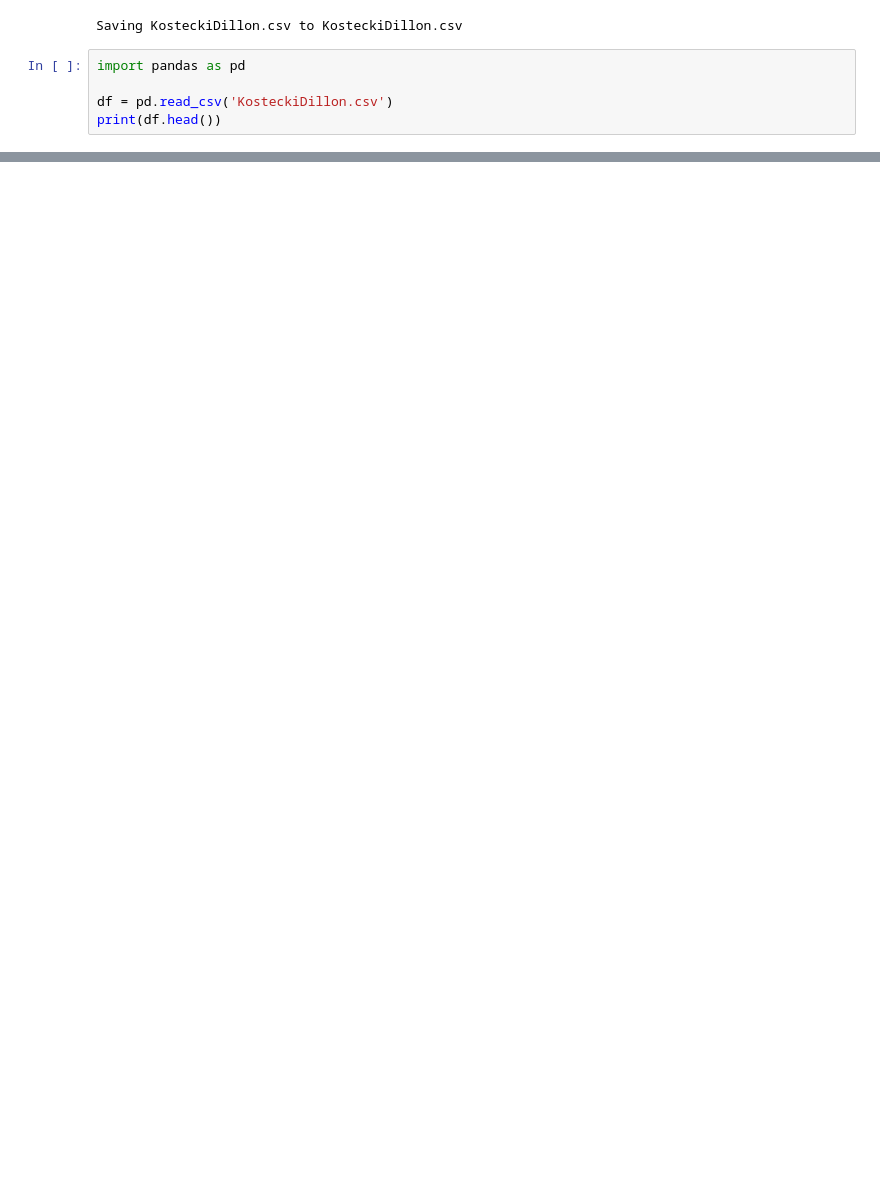
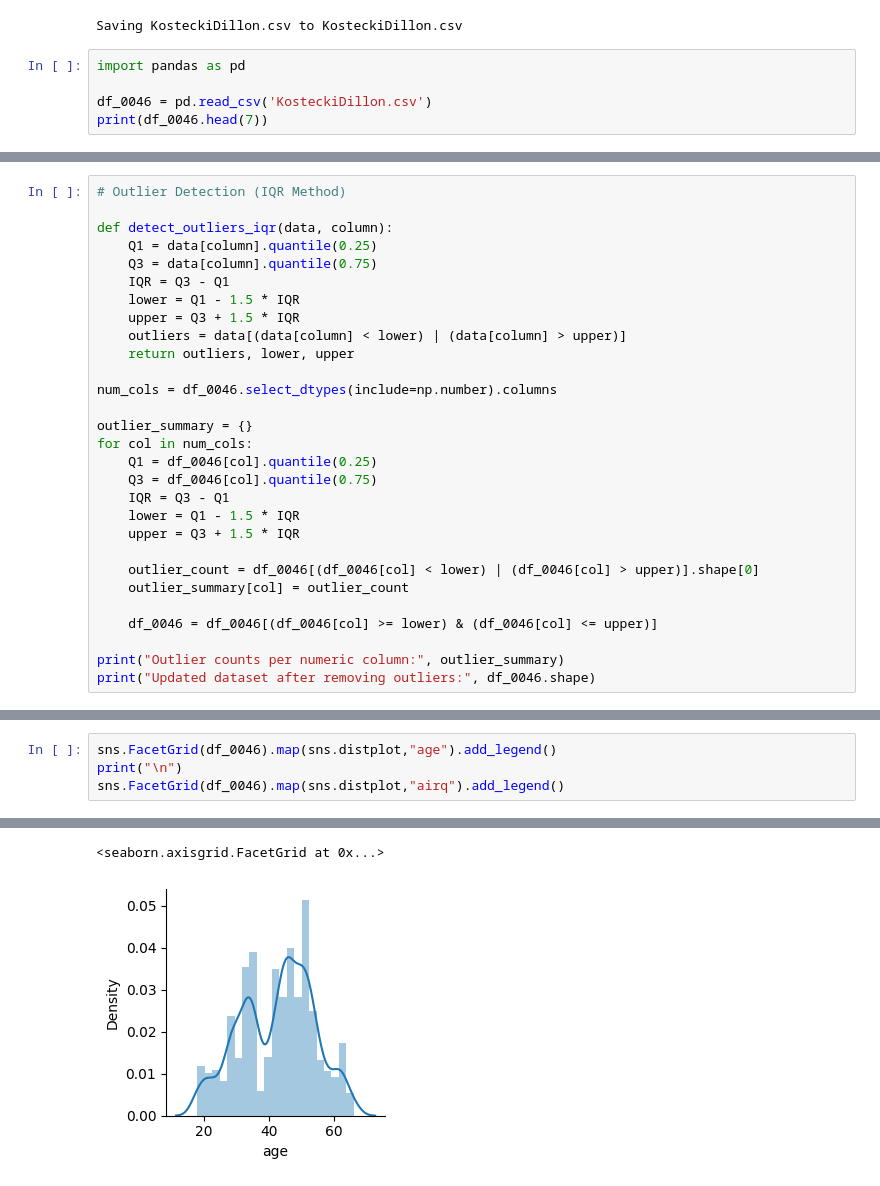
Before and after one commit to SimarBhatiaSB7/EDA-Project-22BDS0046, a Jupyter notebook: 22BDS0046.ipynb, the cells around one changed output, grey strips where cells are left out. Drawn from its saved outputs; the diff is of its cells as text; blank space fills up the shorter version.

```diff
--- a/22BDS0046.ipynb
+++ b/22BDS0046.ipynb
@@ -9,8 +13,8 @@ Saving KosteckiDillon.csv to KosteckiDillon.csv
 # %%
 import pandas as pd
 
-df = pd.read_csv('KosteckiDillon.csv')
-print(df.head())
+df_0046 = pd.read_csv('KosteckiDillon.csv')
+print(df_0046.head(7))
 # %% [output]
    rownames  id  time  dos hatype  age  airq  medication headache     sex
 0         1   1   -11  753   Aura   30   9.0  continuing      yes  female
@@ -20,0 +143,29 @@ print(df.head())
+# %%
+# Outlier Detection (IQR Method)
+
+def detect_outliers_iqr(data, column):
+    Q1 = data[column].quantile(0.25)
+    Q3 = data[column].quantile(0.75)
+    IQR = Q3 - Q1
+    lower = Q1 - 1.5 * IQR
+    upper = Q3 + 1.5 * IQR
+    outliers = data[(data[column] < lower) | (data[column] > upper)]
+    return outliers, lower, upper
+
+num_cols = df_0046.select_dtypes(include=np.number).columns
+
+outlier_summary = {}
+for col in num_cols:
+    Q1 = df_0046[col].quantile(0.25)
+    Q3 = df_0046[col].quantile(0.75)
+    IQR = Q3 - Q1
+    lower = Q1 - 1.5 * IQR
+    upper = Q3 + 1.5 * IQR
+
+    outlier_count = df_0046[(df_0046[col] < lower) | (df_0046[col] > upper)].shape[0]
+    outlier_summary[col] = outlier_count
+
+    df_0046 = df_0046[(df_0046[col] >= lower) & (df_0046[col] <= upper)]
+
+print("Outlier counts per numeric column:", outlier_summary)
+print("Updated dataset after removing outliers:", df_0046.shape)
@@ -20,0 +210,5 @@ print(df.head())
+# %%
+sns.FacetGrid(df_0046).map(sns.distplot,"age").add_legend()
+print("\n")
+sns.FacetGrid(df_0046).map(sns.distplot,"airq").add_legend()
+# %% [output]
@@ -20,0 +233,2 @@ print(df.head())
+<seaborn.axisgrid.FacetGrid at 0x...>
+[figure, added]
```
Also changed, not shown: parts of 26 cells of this notebook.
